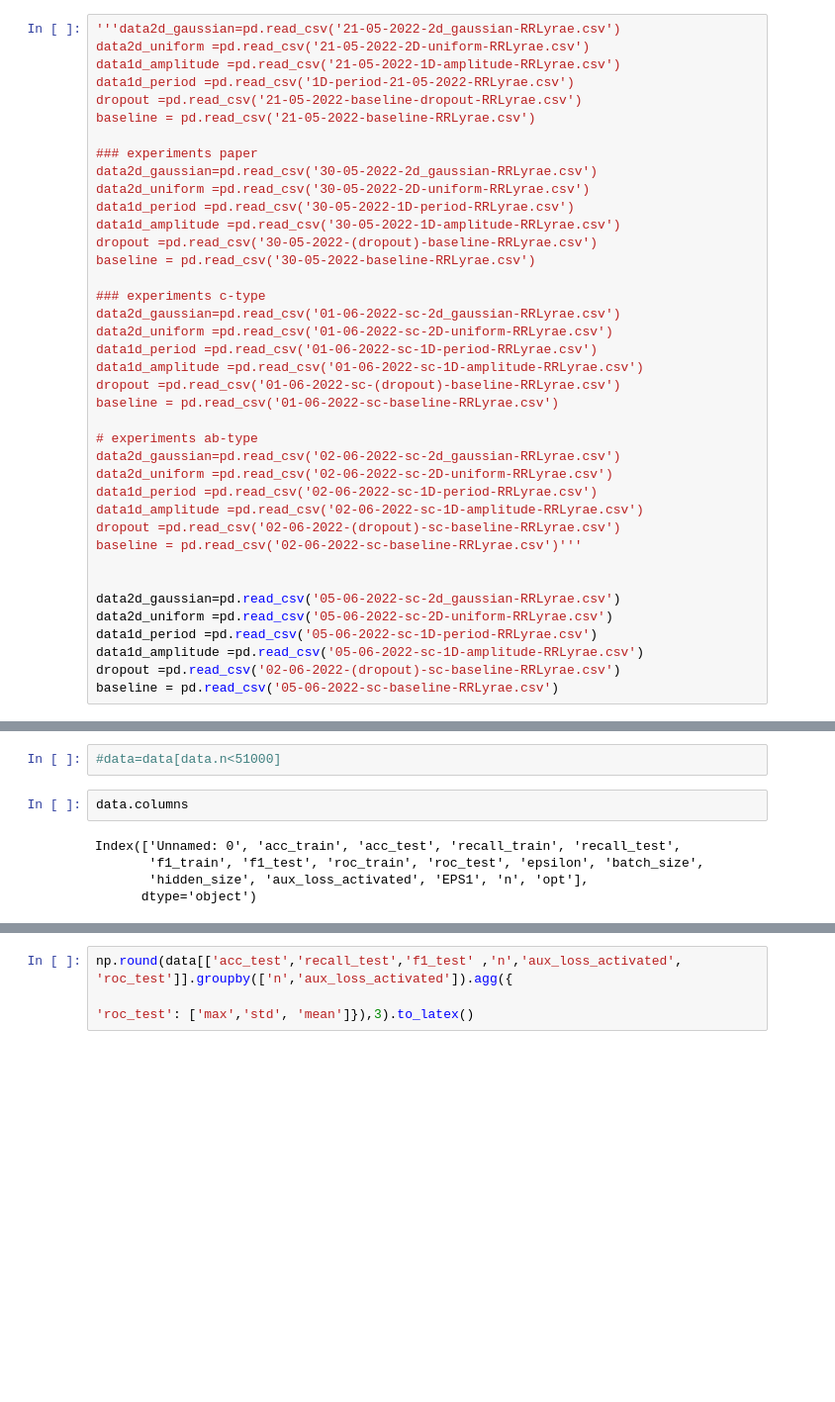
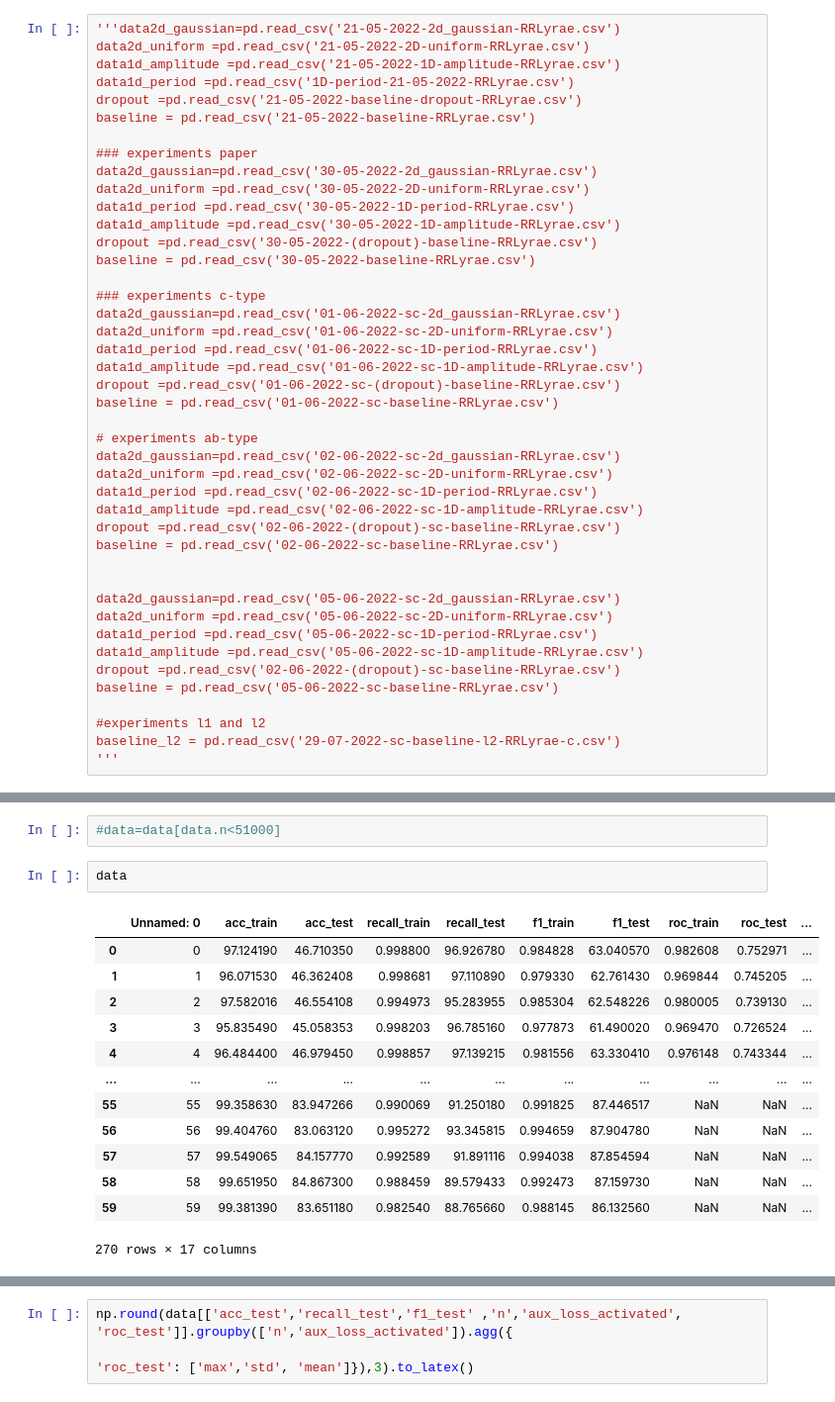
Before and after one commit to frperezgalarce/vs_mlp, a Jupyter notebook: Experiments-subclasses.ipynb, the cells around one changed output, grey strips where cells are left out. Shown at 99% size. Saved outputs shown, nothing was run; the diff lists cells and outputs as text; blank space fills up the shorter version.

```diff
--- a/Experiments-subclasses.ipynb
+++ b/Experiments-subclasses.ipynb
@@ -69,7 +69,7 @@ data2d_uniform =pd.read_csv('02-06-2022-sc-2D-uniform-RRLyrae.csv')
 data1d_period =pd.read_csv('02-06-2022-sc-1D-period-RRLyrae.csv')
 data1d_amplitude =pd.read_csv('02-06-2022-sc-1D-amplitude-RRLyrae.csv')
 dropout =pd.read_csv('02-06-2022-(dropout)-sc-baseline-RRLyrae.csv')
-baseline = pd.read_csv('02-06-2022-sc-baseline-RRLyrae.csv')'''
+baseline = pd.read_csv('02-06-2022-sc-baseline-RRLyrae.csv')
 
 
 data2d_gaussian=pd.read_csv('05-06-2022-sc-2d_gaussian-RRLyrae.csv')
@@ -78,3 +78,7 @@ data1d_period =pd.read_csv('05-06-2022-sc-1D-period-RRLyrae.csv')
 data1d_amplitude =pd.read_csv('05-06-2022-sc-1D-amplitude-RRLyrae.csv')
 dropout =pd.read_csv('02-06-2022-(dropout)-sc-baseline-RRLyrae.csv')
 baseline = pd.read_csv('05-06-2022-sc-baseline-RRLyrae.csv')
+
+#experiments l1 and l2
+baseline_l2 = pd.read_csv('29-07-2022-sc-baseline-l2-RRLyrae-c.csv')
+'''
@@ -101,9 +108,18 @@ array([0.        , 0.17890849, 0.19063956])
 # %%
 #data=data[data.n<51000]
 # %%
-data.columns
+data
 # %% [output]
+|  | Unnamed: 0 | acc_train | acc_test | recall_train | recall_test | f1_train | f1_test | roc_train | roc_test | ... |
+| 0 | 0 | 97.124190 | 46.710350 | 0.998800 | 96.926780 | 0.984828 | 63.040570 | 0.982608 | 0.752971 | ... |
+| 1 | 1 | 96.071530 | 46.362408 | 0.998681 | 97.110890 | 0.979330 | 62.761430 | 0.969844 | 0.745205 | ... |
+| 2 | 2 | 97.582016 | 46.554108 | 0.994973 | 95.283955 | 0.985304 | 62.548226 | 0.980005 | 0.739130 | ... |
+| 3 | 3 | 95.835490 | 45.058353 | 0.998203 | 96.785160 | 0.977873 | 61.490020 | 0.969470 | 0.726524 | ... |
+| 4 | 4 | 96.484400 | 46.979450 | 0.998857 | 97.139215 | 0.981556 | 63.330410 | 0.976148 | 0.743344 | ... |
+| ... | ... | ... | ... | ... | ... | ... | ... | ... | ... | ... |
+| 55 | 55 | 99.358630 | 83.947266 | 0.990069 | 91.250180 | 0.991825 | 87.446517 | NaN | NaN | ... |
+| 56 | 56 | 99.404760 | 83.063120 | 0.995272 | 93.345815 | 0.994659 | 87.904780 | NaN | NaN | ... |
+| 57 | 57 | 99.549065 | 84.157770 | 0.992589 | 91.891116 | 0.994038 | 87.854594 | NaN | NaN | ... |
+| 58 | 58 | 99.651950 | 84.867300 | 0.988459 | 89.579433 | 0.992473 | 87.159730 | NaN | NaN | ... |
+| 59 | 59 | 99.381390 | 83.651180 | 0.982540 | 88.765660 | 0.988145 | 86.132560 | NaN | NaN | ... |
-Index(['Unnamed: 0', 'acc_train', 'acc_test', 'recall_train', 'recall_test',
-       'f1_train', 'f1_test', 'roc_train', 'roc_test', 'epsilon', 'batch_size',
-       'hidden_size', 'aux_loss_activated', 'EPS1', 'n', 'opt'],
-      dtype='object')
+270 rows × 17 columns
```
Also changed, not shown: parts of 10 cells of this notebook, 11 other files.
